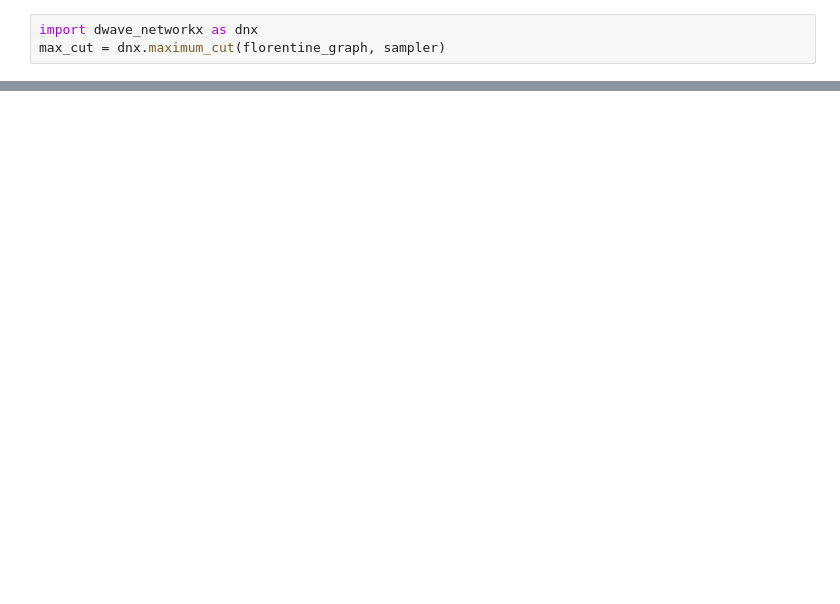
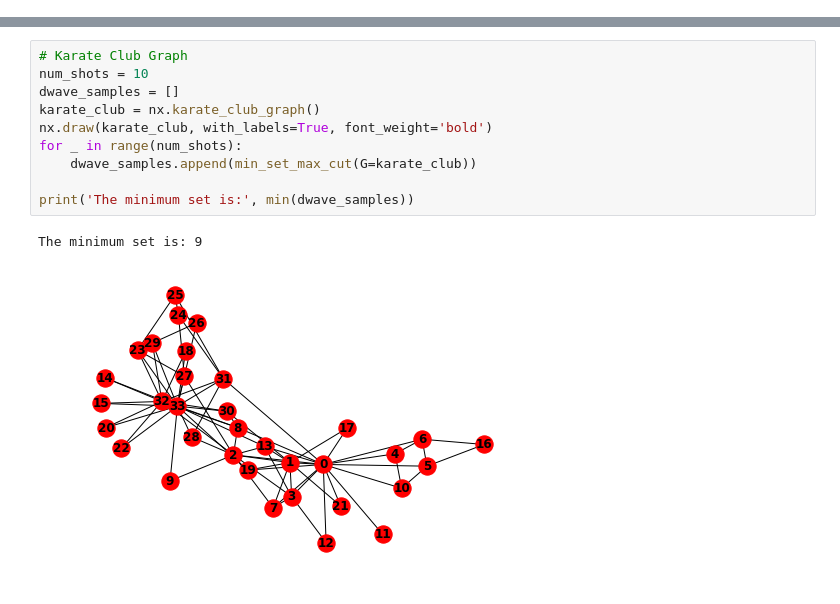
Before and after one commit to CalogeroZarbo/quantum_training, a Jupyter notebook: DWave-Challenges/dwave_problem10.ipynb, the cells around one changed output, grey strips where cells are left out. Drawn from its saved outputs; the diff is of its cells as text; blank space fills up the shorter version.

```diff
--- a/DWave-Challenges/dwave_problem10.ipynb
+++ b/DWave-Challenges/dwave_problem10.ipynb
@@ -17,4 +1 @@ sampler = EmbeddingComposite(DWaveSampler())
-# %%
-import dwave_networkx as dnx
-max_cut = dnx.maximum_cut(florentine_graph, sampler)
 # %%
@@ -100,0 +40,13 @@ Len of Complementary Max-Cut: 18
+# %%
+# Karate Club Graph
+num_shots = 10
+dwave_samples = []
+karate_club = nx.karate_club_graph()
+nx.draw(karate_club, with_labels=True, font_weight='bold')
+for _ in range(num_shots):
+    dwave_samples.append(min_set_max_cut(G=karate_club))
+
+print('The minimum set is:', min(dwave_samples))
+# %% [output]
+The minimum set is: 9
+[figure, added]
```
Also changed, not shown: parts of 7 cells of this notebook.
